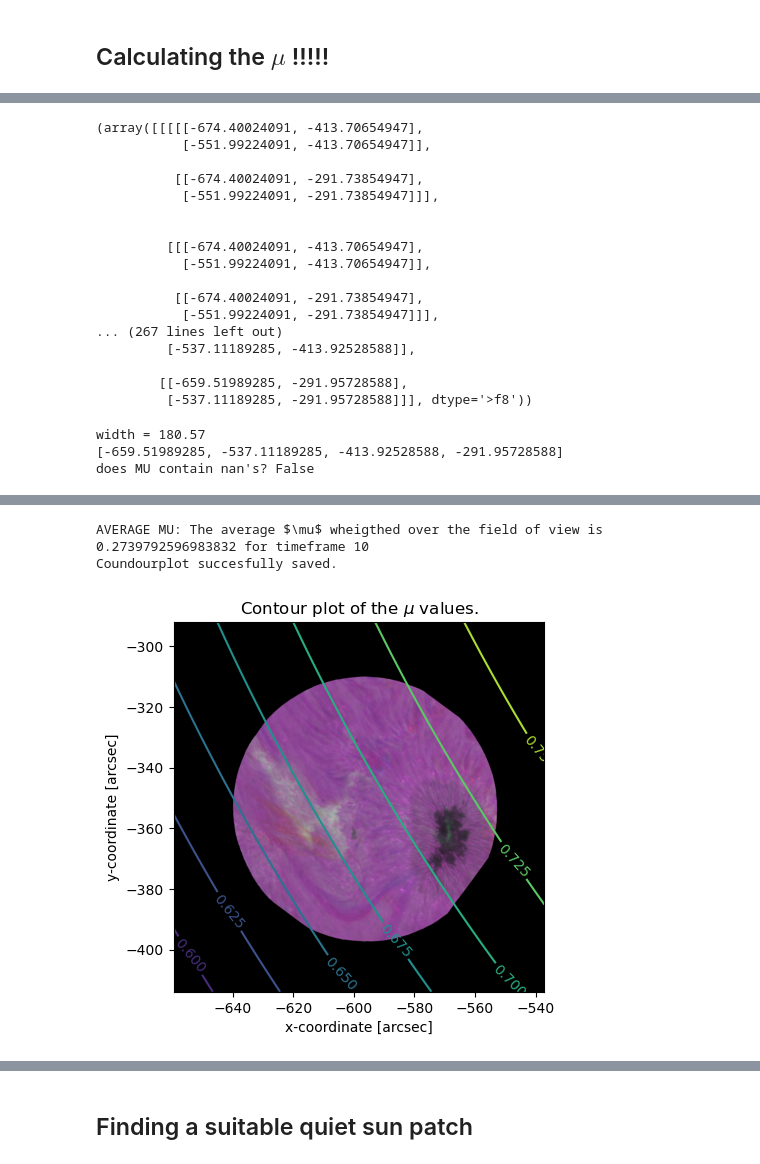
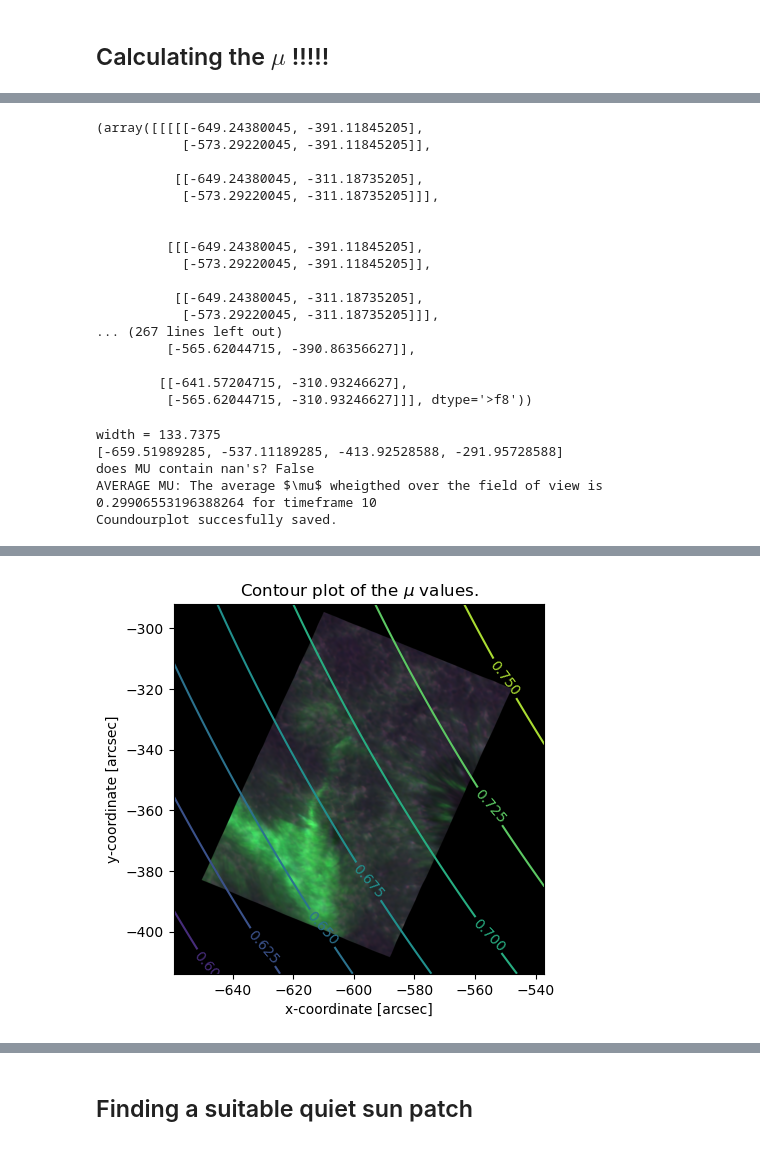
Before and after one commit to demichieldewilde/solar-flares, a Jupyter notebook: data/2023-06-09/saas_CaK23.ipynb, the cells around one changed output, grey strips where cells are left out. Drawn from its saved outputs; the diff is of its cells as text; code cells hidden in the pictures.

```diff
--- a/data/2023-06-09/saas_CaK23.ipynb
+++ b/data/2023-06-09/saas_CaK23.ipynb
@@ -31,7 +31,7 @@ import os
 # Specify the path to the folder you want to list files from
 folder_path = "E:/solar flares/data/2023-06-09/fits/"
 
-maximum = 58
+maximum = 1000 # to be determined
 
 def timeframe_to_filename_fits(frame):
     if frame <0 or frame > maximum:
@@ -41,6 +41,7 @@ def timeframe_to_filename_fits(frame):
 ttff = timeframe_to_filename_fits
 # %%
 head0 = f.getheader(ttff(0))
+maximum = head0['NAXIS5']
 head0
 # %% [output]
 SIMPLE  =                    T / Written by IDL:  Thu Jun 29 11:56:44 2023
@@ -64,11 +65,11 @@ COMMENT and Astrophysics', volume 376, page 359; bibcode 2001A&A...376..359H
 with f.open(timeframe_to_filename_fits(0)) as io :
     print(io)
     print(len(io))
-    for hdl in io:
-        print(hdl)
+    for i, hdl in enumerate(io):
+        print(f'\n next hdl number {i} : {hdl}')
         print(np.shape(hdl.data))
         print(hdl.data[0][0])
-    tlist2 = io[3].data
+    tlist2 = io[5].data
     pos = io[1].data
 
 # shape data: [(58, 1, 33, 2773, 2783)-data,  positons , array SIM_XY????, date and time frames,
@@ -76,7 +77,7 @@ with f.open(timeframe_to_filename_fits(0)) as io :
 # frame umbers , ....     errors?,  errors?]
 
 
-wvl = pos[0][0][:,:,0,0,2][0]
+wvl = pos[0][0][:,:,0,0,2][0]*10
 np.save('line_data/wav_sstCaK.npy', wvl)
 # %% [output]
 [<astropy.io.fits.hdu.image.PrimaryHDU object at 0x...>, <astropy.io.fits.hdu.table.BinTableHDU object at 0x...>, <astropy.io.fits.hdu.table.BinTableHDU object at 0x...>, <astropy.io.fits.hdu.table.Bi ...
@@ -378,23 +383,23 @@ xy = pos[0][0][:,:,:,:, :2]
 # seems to be centers per frame but different from those in the header???
 xy, np.shape(xy), xy[29,0]
 # %% [output]
-(array([[[[[-674.40024091, -413.70654947],
-           [-551.99224091, -413.70654947]],
+(array([[[[[-649.24380045, -391.11845205],
+           [-573.29220045, -391.11845205]],
 
-          [[-674.40024091, -291.73854947],
-           [-551.99224091, -291.73854947]]],
+          [[-649.24380045, -311.18735205],
+           [-573.29220045, -311.18735205]]],
 
 
-         [[[-674.40024091, -413.70654947],
-           [-551.99224091, -413.70654947]],
+         [[[-649.24380045, -391.11845205],
+           [-573.29220045, -391.11845205]],
 
-          [[-674.40024091, -291.73854947],
-           [-551.99224091, -291.73854947]]],
+          [[-649.24380045, -311.18735205],
+           [-573.29220045, -311.18735205]]],
 ... (267 lines left out)
-         [-537.11189285, -413.92528588]],
+         [-565.62044715, -390.86356627]],
 
-        [[-659.51989285, -291.95728588],
-         [-537.11189285, -291.95728588]]], dtype='>f8'))
+        [[-641.57204715, -310.93246627],
+         [-565.62044715, -310.93246627]]], dtype='>f8'))
 # %%
 def calculate_mu(x,y, radius=959.63):
     # sourcery skip: inline-immediately-returned-variable
@@ -419,8 +424,8 @@ position = (x,y)
 
 
 
-fxp = [-659.51989285, -537.11189285 ]
-fyp = [-413.92528588, -291.95728588 ]
+# fxp = [-659.51989285, -537.11189285 ]
+# fyp = [-413.92528588, -291.95728588 ]
 fxp.extend(fyp)
 print(fxp)
 
@@ -470,7 +475,9 @@ def give_mu_contourplot(MU, X, Y, extent, timeFrame=0, over=None, save=False, sa
     if over is not None:
         over.frame_integrated_spect(timeFrame)
         ax.imshow(Image.fromarray(over.current_ccp), origin='lower', extent=extent)
-        K = MU * over.boundary
+        B = over.boundary
+        B = np.where(B == 1, 1, np.nan)
+        K = MU * B
         av_mu = np.nanmean(K)
         print(r'AVERAGE MU: The average $\mu$ wheigthed over the field of view is', av_mu, 'for timeframe', timeFrame)
     CS = ax.contour(X, Y, MU)
@@ -495,6 +502,8 @@ set_mu(CaK, mu)
 fix_mu_theor(mu, theor_line)
 # theor_line.sst_mu[theor_CaK.index_mu], theor_line.sst_clv[theor_CaK.index_mu][0], clv_fit(mu, theor_line)
 # %% [output]
-width = 180.57
+width = 133.7375
 [-659.51989285, -537.11189285, -413.92528588, -291.95728588]
 does MU contain nan's? False
+AVERAGE MU: The average $\mu$ wheigthed over the field of view is 0.29906553196388264 for timeframe 10
+Coundourplot succesfully saved.
@@ -502,4 +510,2 @@ WARNING: Could not memory map array with mode='readonly', falling back to mode='
-AVERAGE MU: The average $\mu$ wheigthed over the field of view is 0.2739792596983832 for timeframe 10
-Coundourplot succesfully saved.
-[figure, old version]
+[figure, new version]
 # %%
```
Also changed, not shown: parts of 21 cells of this notebook, 8 other files.
